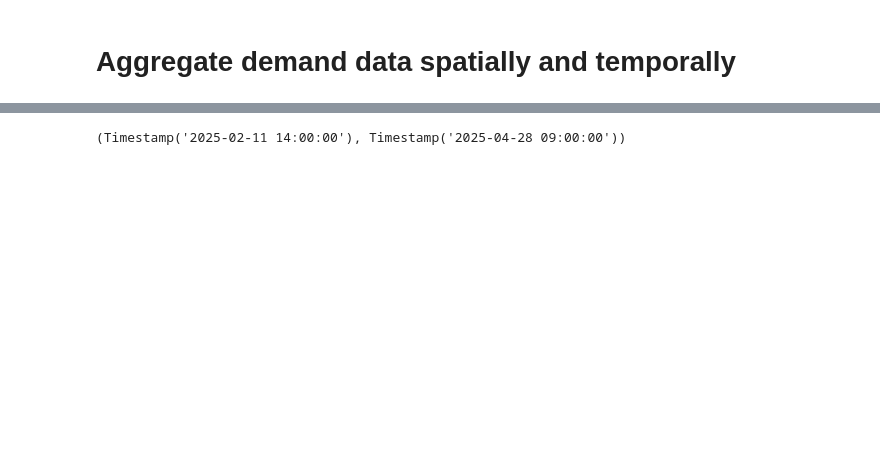
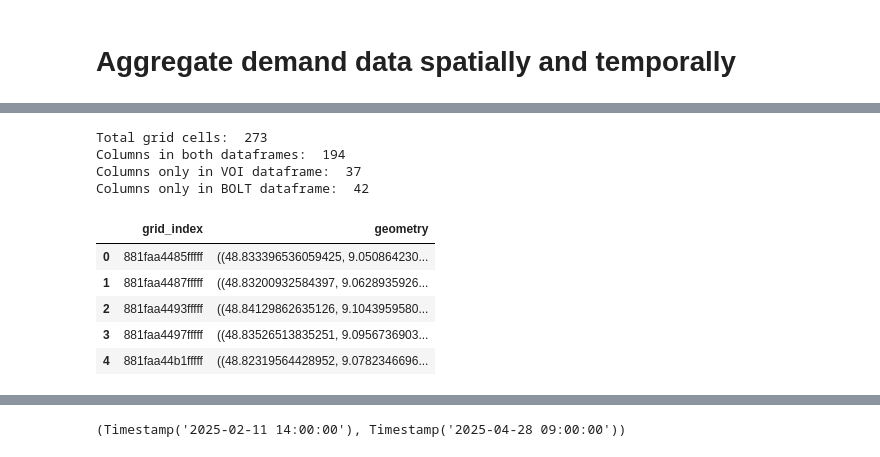
Before and after one commit to rubenRoehner/masterthesis_rebalancing_framework, a Jupyter notebook: data_preprocessing/aggregate_demand_data.ipynb, the cells around one changed output, grey strips where cells are left out. Cells and saved outputs as stored; diff of their text form; code cells hidden in the pictures; blank space fills up the shorter version.

```diff
--- a/data_preprocessing/aggregate_demand_data.ipynb
+++ b/data_preprocessing/aggregate_demand_data.ipynb
@@ -20,6 +20,9 @@ BOLT_OUTPUT_FILE_PATH = "../processed_data/bolt_demand_h3.pickle"
 BOLT_HOURLY_PICKUP_OUTPUT_FILE_PATH = "../processed_data/bolt_pickup_demand_h3_hourly.pickle"
 BOLT_HOURLY_DROPOFF_OUTPUT_FILE_PATH = "../processed_data/bolt_dropoff_demand_h3_hourly.pickle"
 
+GRID_CELLS_LIST_OUTPUT_FILE_PATH = "../processed_data/grid_cells_list.pickle"
+GRID_COMMUNITY_MAP_OUTPUT_FILE_PATH = "../processed_data/grid_community_map.pickle"
+
 # resolution 7: area ~ 5 161 293 m2 radius ~ 1406 m
 # reosultion 8: area ~ 737 327 m2 radius ~ 530 m
 # resolution 9: area ~ 105 332 m2 radius ~ 200 m
@@ -83,7 +86,39 @@ bolt_df.head()
 | 2025-02-11 14:42:07 | BLT:Vehicle:f7b43738-0836-4443-9d... | 14000.0 | 0.30 | pickup | POINT (9.18369 48.80967) | 881faa7133fffff | ... |
 | 2025-02-11 14:42:07 | BLT:Vehicle:50f1520d-feea-47e2-af... | 46900.0 | 0.77 | pickup | POINT (9.16575 48.74136) | 881faa78cdfffff | ... |
 | 2025-02-11 14:42:07 | BLT:Vehicle:e1c6c470-1032-4ea6-94... | 35000.0 | 0.60 | pickup | POINT (9.18678 48.78089) | 881faa7a8bfffff | ... |
+# %%
+# align the columns of the two dataframes
+voi_columns = voi_df.grid_index.unique()
+bolt_columns = bolt_df.grid_index.unique()
+
+intersection = list(set(voi_columns) & set(bolt_columns))
+only_in_void = list(set(voi_columns) - set(bolt_columns))
+only_in_bolt = list(set(bolt_columns) - set(voi_columns))
+all_columns = sorted(list(set(voi_columns) | set(bolt_columns)))
+print("Total grid cells: ", len(all_columns))
+print("Columns in both dataframes: ", len(intersection))
+print("Columns only in VOI dataframe: ", len(only_in_void))
+print("Columns only in BOLT dataframe: ", len(only_in_bolt))
+# %% [output]
+Total grid cells:  273
+Columns in both dataframes:  194
+Columns only in VOI dataframe:  37
+Columns only in BOLT dataframe:  42
 # %%
 # save the dataframes to pickle files
 voi_df.to_pickle(VOI_OUTPUT_FILE_PATH)
 bolt_df.to_pickle(BOLT_OUTPUT_FILE_PATH)
+# %%
+grid_cells_df = pd.DataFrame(all_columns, columns=["grid_index"])
+grid_cells_df["geometry"] = grid_cells_df.apply(
+    lambda x: h3.cell_to_boundary(x["grid_index"]), axis=1
+)
+grid_cells_df.to_pickle(GRID_CELLS_LIST_OUTPUT_FILE_PATH)
+grid_cells_df.head()
+# %% [output]
+|  | grid_index | geometry |
+| 0 | 881faa4485fffff | ((48.833396536059425, 9.050864230... |
+| 1 | 881faa4487fffff | ((48.83200932584397, 9.0628935926... |
+| 2 | 881faa4493fffff | ((48.84129862635126, 9.1043959580... |
+| 3 | 881faa4497fffff | ((48.83526513835251, 9.0956736903... |
+| 4 | 881faa44b1fffff | ((48.82319564428952, 9.0782346696... |
```
Also changed, not shown: parts of 5 cells of this notebook, 19 other files.
